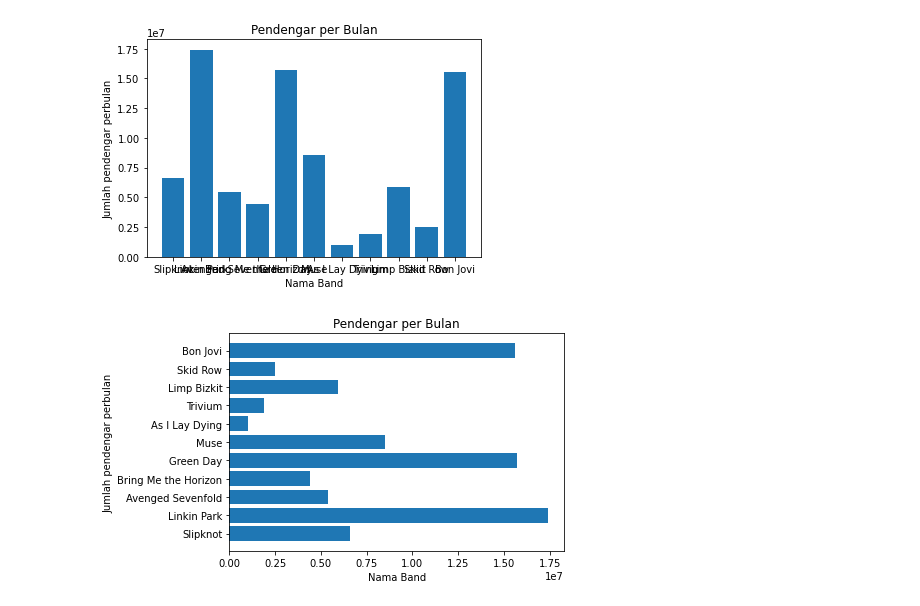
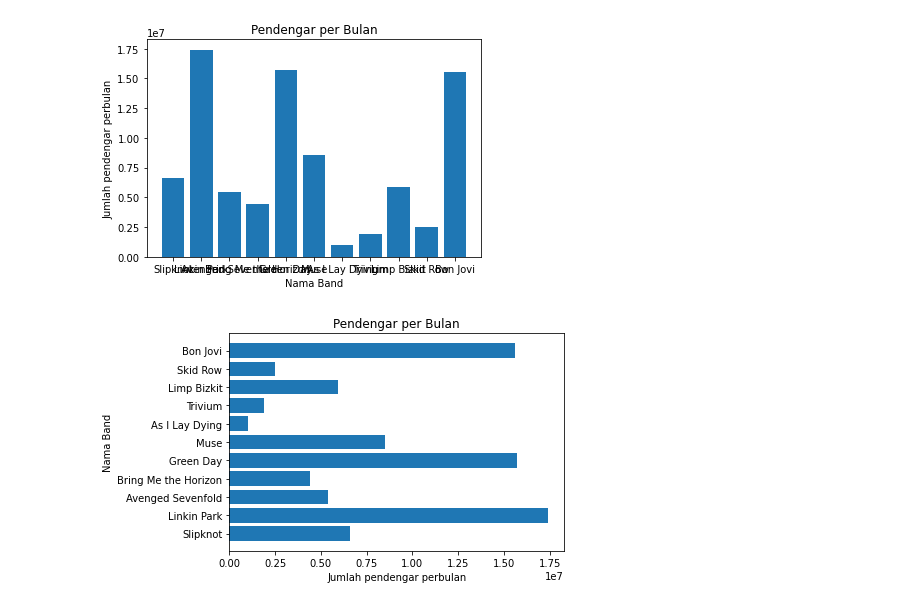
Before and after one commit to sedrisella/UAS-AI, a Jupyter notebook: Visualisasi_data_Matplotlib.ipynb, the cells around one changed output. Cells and saved outputs as stored; diff of their text form; code cells hidden in the pictures.

```diff
--- a/Visualisasi_data_Matplotlib.ipynb
+++ b/Visualisasi_data_Matplotlib.ipynb
@@ -58,15 +58,15 @@ plt.show()
 # %%
 import matplotlib.pyplot as plt
 
 #Inisialisasi
 nama_band=['Slipknot', 'Linkin Park', 'Avenged Sevenfold', 'Bring Me the Horizon', 'Green Day', 'Muse', 'As I Lay Dying', 'Trivium', 'Limp Bizkit', 'Skid Row', 'Bon Jovi']
 ppb=[6603189, 17418362, 5410274, 4428374, 15692462, 8528417, 996422, 1880758, 5910689, 2492044, 15581843]
 
 plt.barh(nama_band,ppb)
 
 plt.title("Pendengar per Bulan")
-plt.xlabel("Nama Band")
-plt.ylabel("Jumlah pendengar perbulan")
+plt.xlabel("Jumlah pendengar perbulan")
+plt.ylabel("Nama Band")
 plt.show()
 # %% [output]
-[figure, old version]
+[figure, new version]
```
